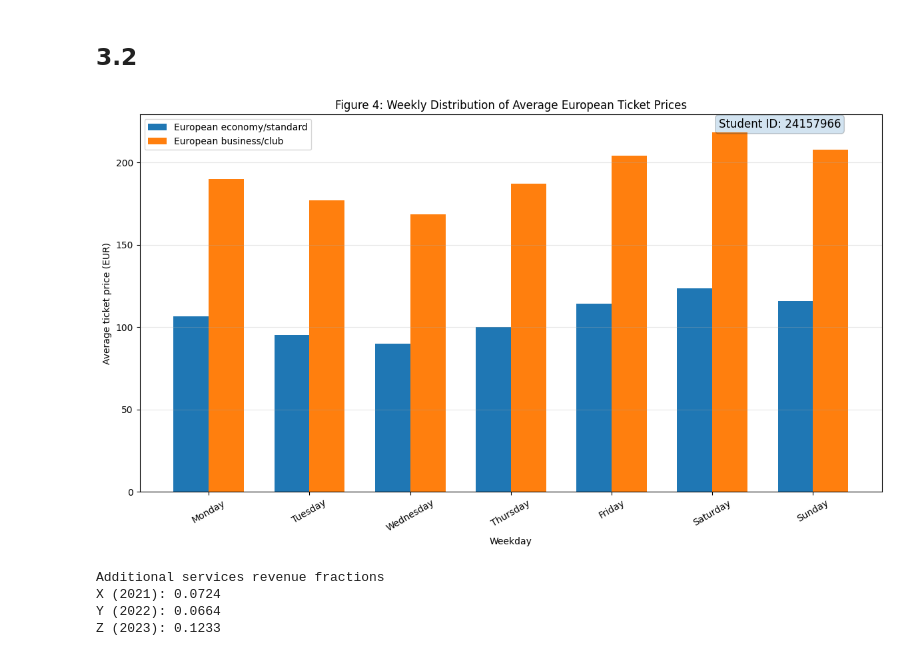
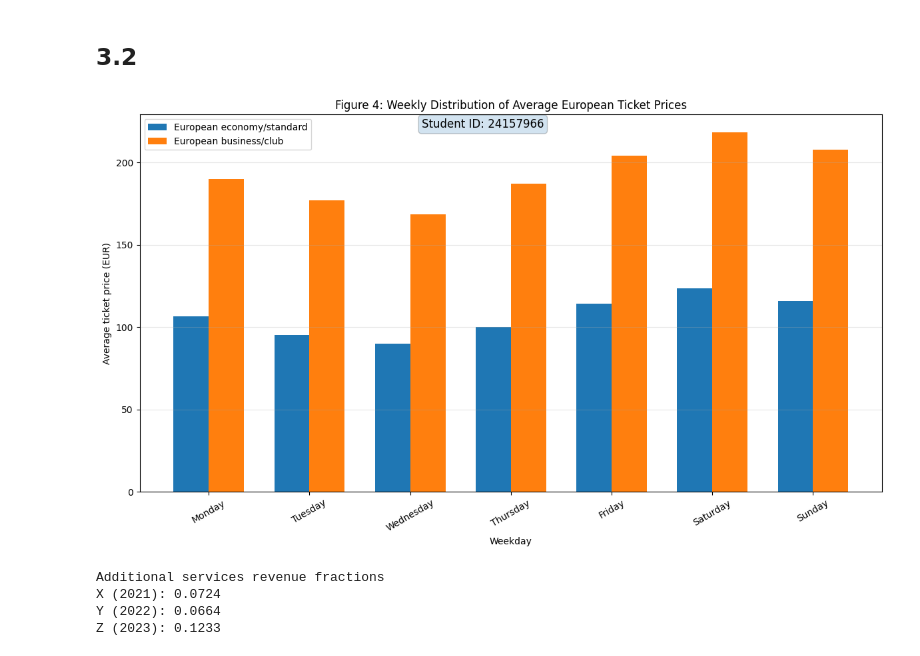
Before and after one commit to Dikshyant15/FundamentalOfDataScience_Defered, a Jupyter notebook: expirement.ipynb, the cells around one changed output. Cells and saved outputs as stored; diff of their text form; code cells hidden in the pictures.

```diff
--- a/expirement.ipynb
+++ b/expirement.ipynb
@@ -300,7 +301,7 @@ plt.grid(axis="y", alpha=0.3)
 
 # Student ID placeholder
 plt.text(
-    0.78,
+    0.38,
     0.99,
     "Student ID: 24157966",
     transform=plt.gca().transAxes,
@@ -325,34 +326,34 @@ REV_2021 = 998e6
 REV_2022 = 1581e6
 REV_2023 = 1539e6
 
 # 2021 additional services revenue
 as_2021 = df1[df1["Date"].dt.year == 2021]["AS revenue"].sum()
 
 # 2022 additional services revenue
 as_2022 = df1[df1["Date"].dt.year == 2022]["AS revenue"].sum()
 
 # 2023 additional services revenue from sample
 # Scale representative sample extras
 sample_extra_total = df2["Extra"].sum()
 sample_ticket_total = df2["Price"].sum()
 
 scale_factor = REV_2023 / sample_ticket_total
 
 as_2023 = sample_extra_total * scale_factor
 
 # Fractions
 X = as_2021 / REV_2021
 Y = as_2022 / REV_2022
 Z = as_2023 / REV_2023
 
 print("Additional services revenue fractions")
 print(f"X (2021): {X:.4f}")
 print(f"Y (2022): {Y:.4f}")
 print(f"Z (2023): {Z:.4f}")
 
 # figure_path
 # %% [output]
-[figure, old version]
+[figure, new version]
 Additional services revenue fractions
 X (2021): 0.0724
 Y (2022): 0.0664
```
Also changed, not shown: parts of 2 cells of this notebook, 3 other files.
